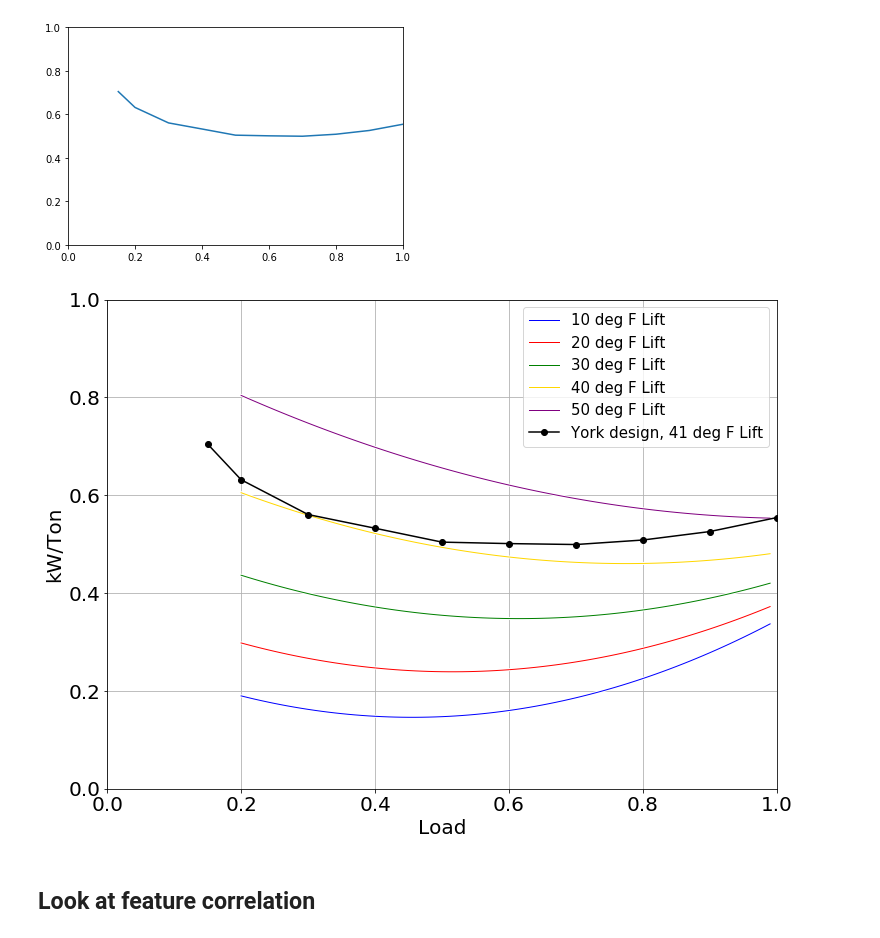
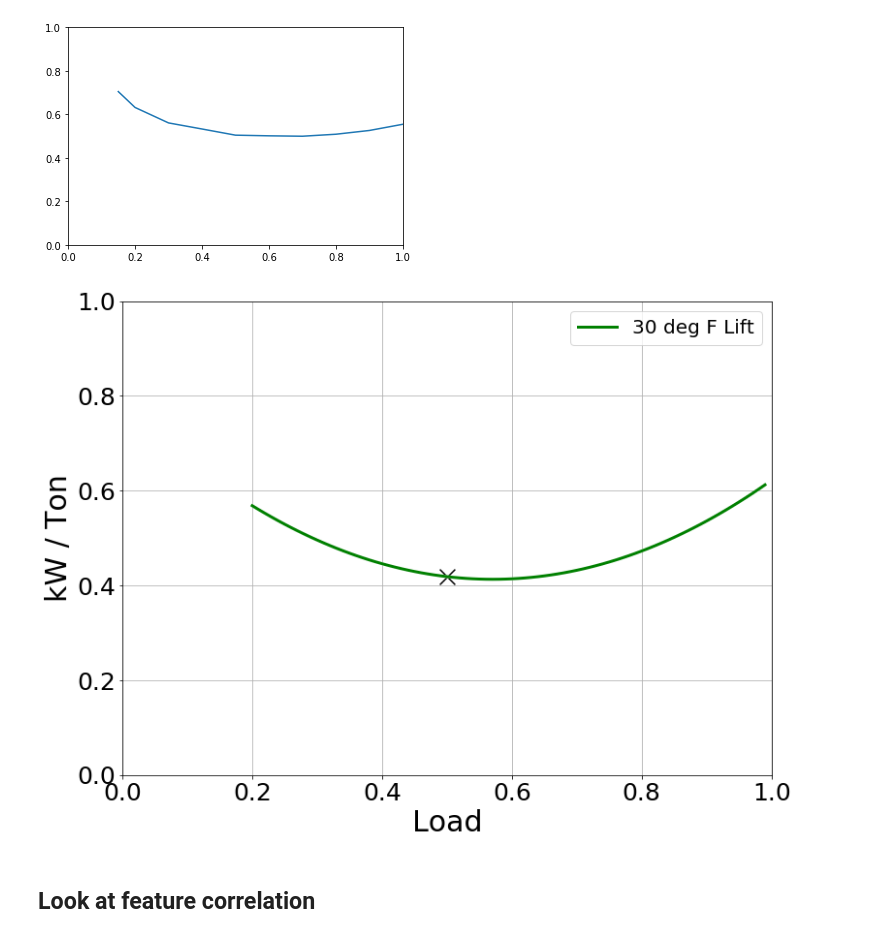
Before and after one commit to Stitchmaker/Metis_Bootcamp, a Jupyter notebook: Kojak_Project/Kojak_DataExploration_Chiller.ipynb, the cells around one changed output. Saved outputs shown, nothing was run; the diff lists cells and outputs as text; code cells hidden in the pictures.

```diff
--- a/Kojak_Project/Kojak_DataExploration_Chiller.ipynb
+++ b/Kojak_Project/Kojak_DataExploration_Chiller.ipynb
@@ -97,33 +95,36 @@ plt.ylim(0,1)
 (0, 1)
 [figure]
 # %%
-lift_lines = pickle.load( open( "lift_lines.pkl", "rb" ) )
+lift_lines = pickle.load( open( "B4lift_lines.pkl", "rb" ) )
 # %%
 col_list = { 10:'blue',
              20:'red',
              30:'green',
              40:'gold',
              50:'purple'}
 
 plt.figure(figsize=(12,9))
 for key in lift_lines:
     x_line = lift_lines[key][0]
     y_line = lift_lines[key][1]
-    plt.plot(x_line,y_line,c='white',linewidth=3.0)
-    plt.plot(x_line,y_line,c=col_list[key],linewidth=1.0,label=f'{key} deg F Lift')
-plt.plot(York['Load'],York['kW/Ton.R'],marker='o',color='black', label='York design, 41 deg F Lift')
+    if key == 30:
+        plt.plot(x_line,y_line,c='white',linewidth=3.0)
+        plt.plot(x_line,y_line,c=col_list[key],linewidth=3.0,label=f'{key} deg F Lift')
+#plt.plot(York['Load'],York['kW/Ton.R'],marker='o',color='black', label='York design, 41 deg F Lift')
+
+plt.scatter([0.5],[0.4186], marker='x', s=250,color='black')
 plt.xlim(0,1)
 plt.ylim(0,1)
-plt.legend(fontsize=15,loc=1)
+plt.legend(fontsize=20,loc=1)
 
-plt.xlabel('Load',size=20)
-plt.ylabel('kW/Ton',size=20)
+plt.xlabel('Load',size=30)
+plt.ylabel('kW / Ton',size=30)
 #plt.title(title, size=20)
-plt.xticks(size=20)
-plt.yticks(size=20)
+plt.xticks(size=25)
+plt.yticks(size=25)
 plt.grid(True)
 # %% [output]
-[figure, old version]
+[figure, new version]
 # %% [markdown]
 ## Look at feature correlation
 # %%
```
Also changed, not shown: parts of 2 cells of this notebook, 2 other files.
